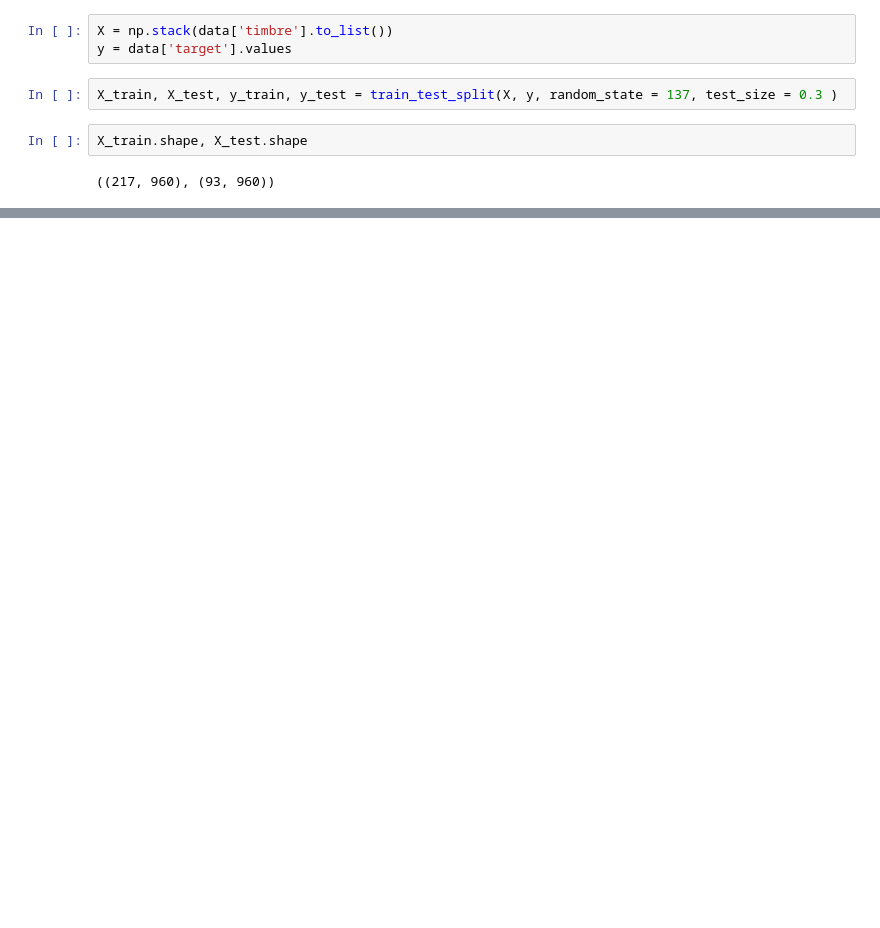
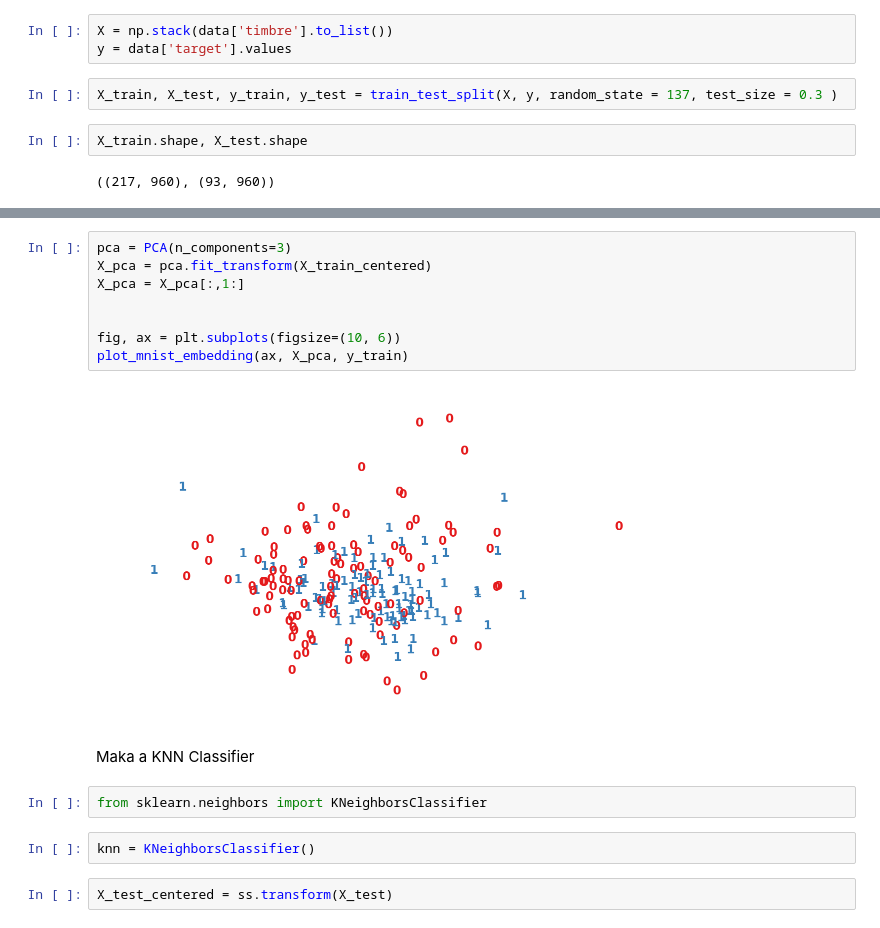
Before and after one commit to mhfisch/production-value, a Jupyter notebook: first_model.ipynb, the cells around one changed output, grey strips where cells are left out. Cells and saved outputs as stored; diff of their text form; blank space fills up the shorter version.

```diff
--- a/first_model.ipynb
+++ b/first_model.ipynb
@@ -172,0 +268,18 @@ X_train.shape, X_test.shape
+# %%
+pca = PCA(n_components=3)
+X_pca = pca.fit_transform(X_train_centered)
+X_pca = X_pca[:,1:]
+
+
+fig, ax = plt.subplots(figsize=(10, 6))
+plot_mnist_embedding(ax, X_pca, y_train)
+# %% [output]
+[figure, added]
+# %% [markdown]
+Maka a KNN Classifier
+# %%
+from sklearn.neighbors import KNeighborsClassifier
+# %%
+knn = KNeighborsClassifier()
+# %%
+X_test_centered = ss.transform(X_test)
```
Also changed, not shown: parts of 8 cells of this notebook.
